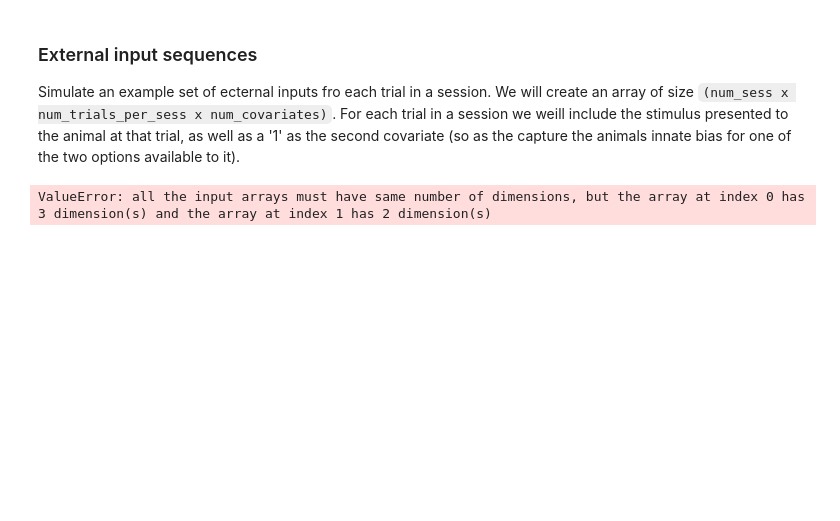
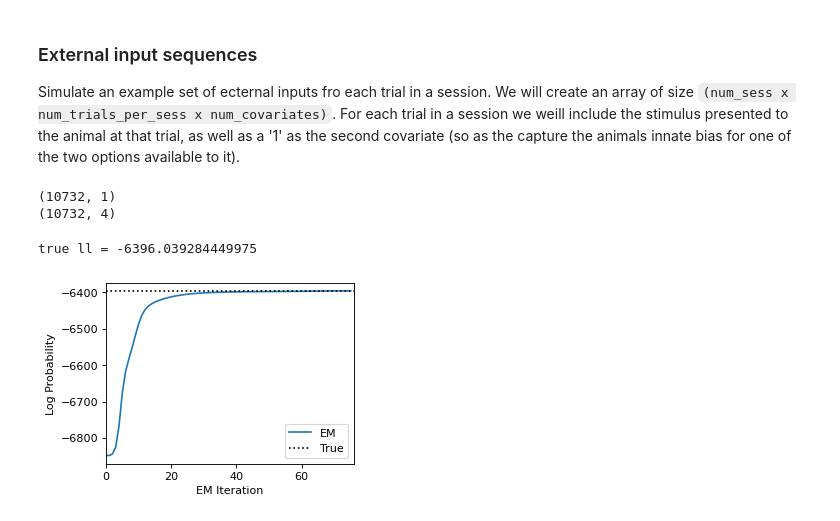
Before and after one commit to psalvino/DRL_Final_Project, a Jupyter notebook: Final_Project.ipynb, the cells around one changed output. Saved outputs shown, nothing was run; the diff lists cells and outputs as text; code cells hidden in the pictures; blank space fills up the shorter version.

```diff
--- a/Final_Project.ipynb
+++ b/Final_Project.ipynb
@@ -181,7 +181,7 @@ data=pd.read_csv(clean_data_path)
 # Set the paramters of the GLM-HMM
 num_states = 3        # number of discrete states
 obs_dim = 1           # number of observed dimensions
-num_categories = 3    # number of categories for output
+num_categories = 2    # number of categories for output
 input_dim = 4         # input dimensions
 # bias + previous stim +previous choice +  stim
 
@@ -191,13 +191,20 @@ true_glmhmm = ssm.HMM(num_states, obs_dim, input_dim, observations="input_driven
 # %%
 true_choice=data['choice'].to_numpy()
 true_choice[np.where(true_choice=='L')]=1
-true_choice[np.where(true_choice=='R')]=0
-true_choice=true_choice[np.newaxis]
+true_choice[np.where(true_choice=='R')]=-1
+# format for true choice:
+# a list of sessions. Each session(i) is an ndarray with data type of int and shape of trial_len(i) x 1
+true_choice=[true_choice[:,np.newaxis].astype(int)]
 
+# formate for inpts:
+# a list of sessions, same length of true choice.
+# #Each session(i) is an ndarray with data type of float and shape of trial_len(i) x input_dim
 inpts=data[['previous_choice','previous_stim','num_towers_delta']].to_numpy()
 inpts=np.hstack([inpts,np.random.randint(low=-3,high=3,size=(len(inpts),1))])
 inpts[np.where(inpts=='L')]=1
-inpts[np.where(inpts=='R')]=0
-inpts=inpts[np.newaxis]
-inpts.shape
+inpts[np.where(inpts=='R')]=-1
+inpts=[inpts.astype(float)]
+print(inpts[0].shape)
+print(inpts[0].dtype)
+print(true_choice[0].shape)
 # %% [output]
@@ -247,7 +252,29 @@ Text(0.5, 1.0, 'Generative transition matrix')
 
 Simulate an example set of ecternal inputs fro each trial in a session. We will create an array of size `(num_sess x num_trials_per_sess x num_covariates)`. For each trial in a session we weill include the stimulus presented to the animal at that trial, as well as a  '1' as the second covariate (so as the capture the animals innate bias for one of the two options available to it).
 # %%
+print(true_choice[0].shape)
+print(inpts[0].shape)
 N_iter=200
-fil_ll=true_glmhmm.fit(true_choice,inputs=inpts,method='em',num_iters=N_iter,tolerance=10e-4)
+fit_ll=true_glmhmm.fit(true_choice,inputs=inpts,method='em',num_iters=N_iter,tolerance=10e-5)
 # %% [output]
-ValueError: all the input arrays must have same number of dimensions, but the array at index 0 has 3 dimension(s) and the array at index 1 has 2 dimension(s)
+(10732, 1)
+(10732, 4)
+# %%
+# calculate true loglikelihood
+true_ll = true_glmhmm.log_probability(true_choice, inputs=inpts)
+print("true ll = " + str(true_ll))
+# %% [output]
+true ll = -6396.039284449975
+# %%
+# Plot the log probabilities of the true and fit models. Fit model final LL should be greater
+# than or equal to true LL.
+fig = plt.figure(figsize=(4, 3), dpi=80, facecolor='w', edgecolor='k')
+plt.plot(fit_ll, label="EM")
+plt.plot([0, len(fit_ll)], true_ll * np.ones(2), ':k', label="True")
+plt.legend(loc="lower right")
+plt.xlabel("EM Iteration")
+plt.xlim(0, len(fit_ll))
+plt.ylabel("Log Probability")
+plt.show()
+# %% [output]
+[figure, added]
```
Also changed, not shown: parts of 6 cells of this notebook.
